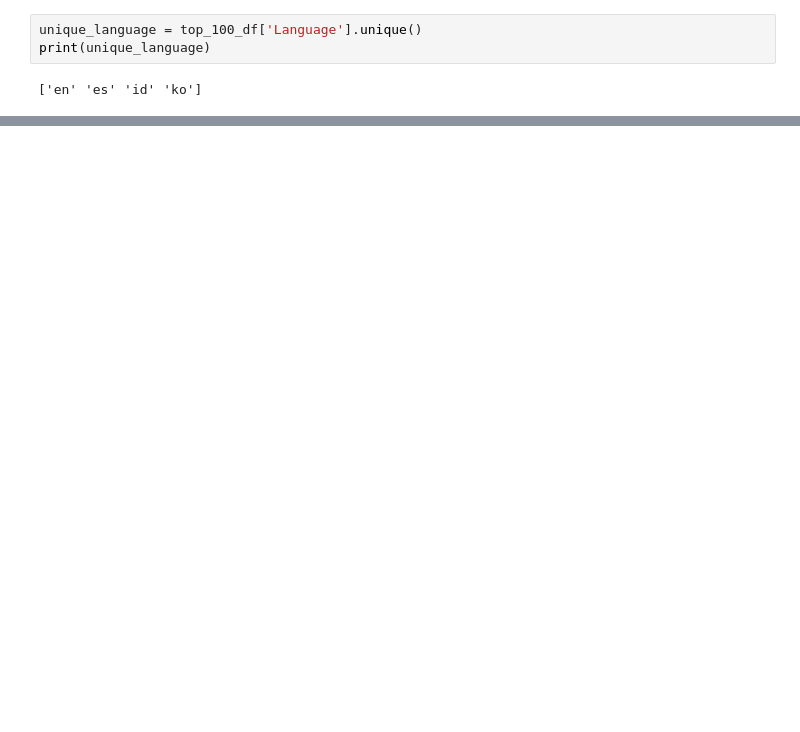
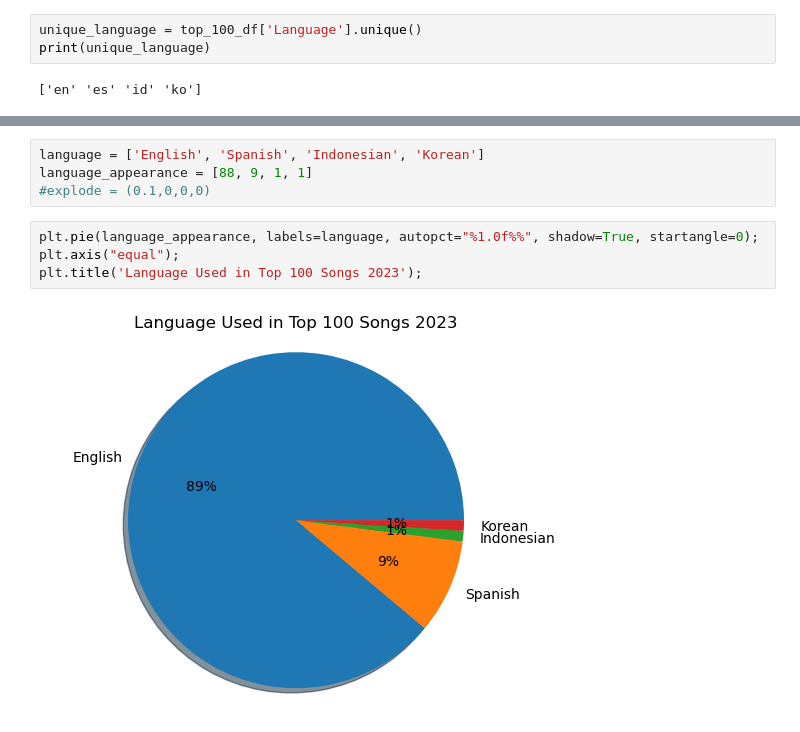
Before and after one commit to jonathant1992/Project_1, a Jupyter notebook: Jian, David/language_vs_music_success.ipynb, the cells around one changed output, grey strips where cells are left out. Cells and saved outputs as stored; diff of their text form; blank space fills up the shorter version.

```diff
--- a/Jian, David/language_vs_music_success.ipynb
+++ b/Jian, David/language_vs_music_success.ipynb
@@ -140,0 +151,10 @@ print(unique_language)
+# %%
+language = ['English', 'Spanish', 'Indonesian', 'Korean']
+language_appearance = [88, 9, 1, 1]
+#explode = (0.1,0,0,0)
+# %%
+plt.pie(language_appearance, labels=language, autopct="%1.0f%%", shadow=True, startangle=0);
+plt.axis("equal");
+plt.title('Language Used in Top 100 Songs 2023');
+# %% [output]
+[figure, added]
```
Also changed, not shown: parts of 3 cells of this notebook, 1 other file.
